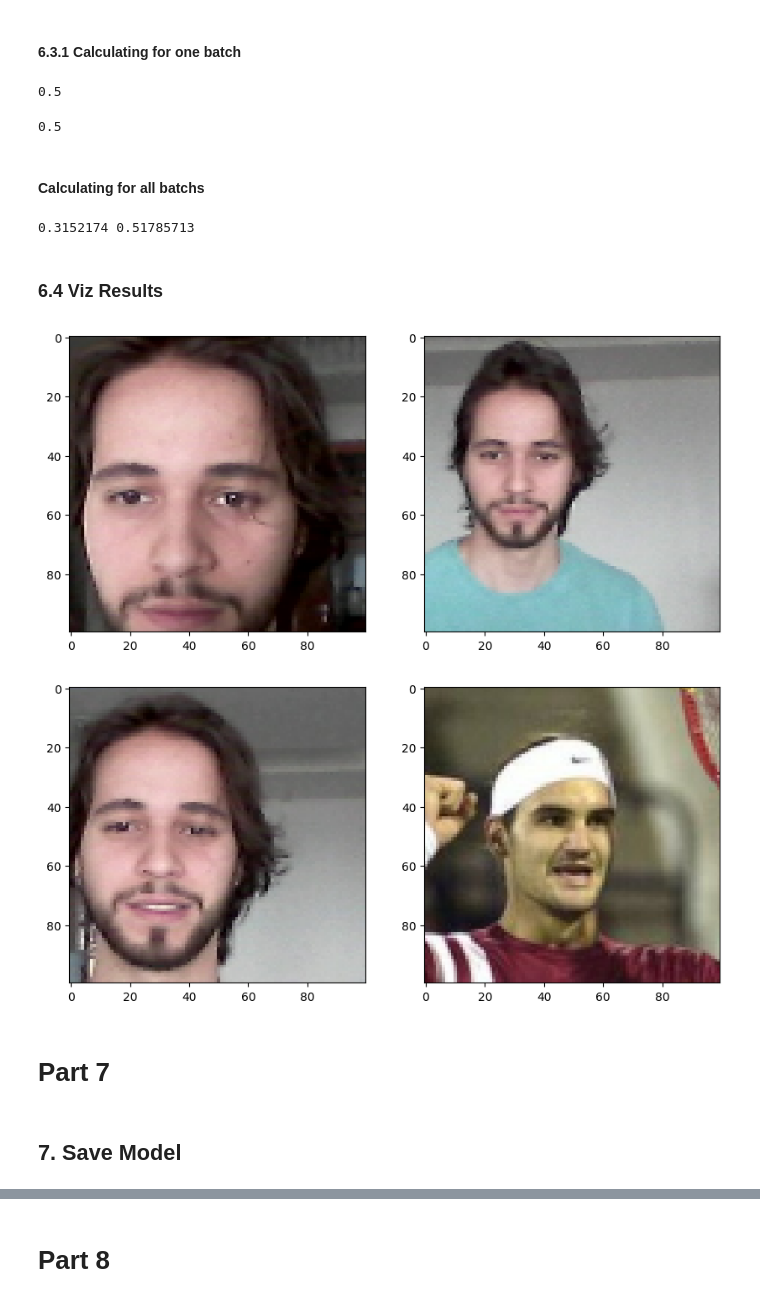
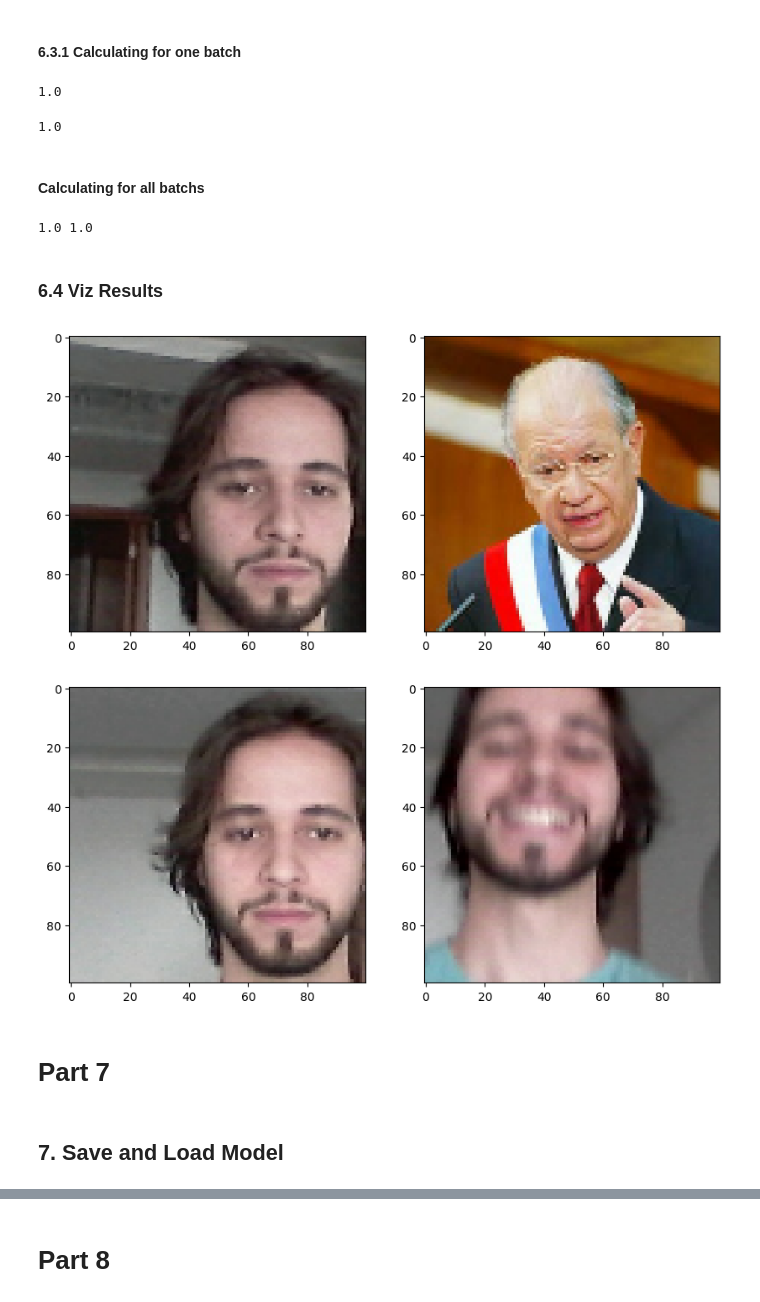
Before and after one commit to gabriellmd/face-recognition-app, a Jupyter notebook: Facial_Recognition_APP.ipynb, the cells around one changed output, grey strips where cells are left out. Cells and saved outputs as stored; diff of their text form; code cells hidden in the pictures.

```diff
--- a/Facial_Recognition_APP.ipynb
+++ b/Facial_Recognition_APP.ipynb
@@ -135,7 +184,7 @@ frame.shape
 # %%
 # Getting the same number of images per folder
 # Create a dataset generator for each folder
-anchor = tf.data.Dataset.list_files(ANC_PATH + '/*.jpg').take(300)
-positive = tf.data.Dataset.list_files(POS_PATH + '/*.jpg').take(300)
-negative = tf.data.Dataset.list_files(NEG_PATH + '/*.jpg').take(300)
+anchor = tf.data.Dataset.list_files(ANC_PATH + '/*.jpg').take(400)
+positive = tf.data.Dataset.list_files(POS_PATH + '/*.jpg').take(400)
+negative = tf.data.Dataset.list_files(NEG_PATH + '/*.jpg').take(400)
 # %% [output]
@@ -224,9 +275,9 @@ train_data = train_data.batch(16)
 train_data = train_data.prefetch(8)
 # %%
 # Testing partition
-# skip the first 420 images
-test_data = data.skip(round(len(data)*.7))
-test_data = test_data.take(round(len(data)*.3))
+# skip the first X images (they were used to compose the train data)
+test_data = data.skip(round(len(data)*.8))
+test_data = test_data.take(round(len(data)*.2))
 test_data = test_data.batch(16)
 test_data = test_data.prefetch(8)
 # %%
@@ -515,7 +566,7 @@ m.update_state(y_true, y_hat)
 # Return Recall Result
 m.result().numpy()
 # %% [output]
-0.5
+1.0
 # %%
 # Creating a metric object
 # Precision demonstrates what proportion of positive identifications were actually correct.
@@ -527,7 +578,7 @@ m.update_state(y_true, y_hat)
 # Return Recall Result
 m.result().numpy()
 # %% [output]
-0.5
+1.0
 # %% [markdown]
 #### Calculating for all batchs
 # %%
@@ -541,7 +592,7 @@ for test_input, test_val, y_true in test_data.as_numpy_iterator():
 
 print(r.result().numpy(), p.result().numpy())
 # %% [output]
-0.3152174 0.51785713
+1.0 1.0
 # %% [markdown]
 ### 6.4 Viz Results
 # %%
@@ -559,25 +610,25 @@ plt.imshow(test_val[0])
 # Renders cleanly
 plt.show()
 # %% [output]
-[figure, old version]
+[figure, new version]
 # %%
 # Set plot size
 plt.figure(figsize=(10,8))
 
 # Set first subplot
 plt.subplot(1,2,1)
-plt.imshow(test_input[1])
+plt.imshow(test_input[3])
 
 # Set second subplot
 plt.subplot(1,2,2)
-plt.imshow(test_val[1])
+plt.imshow(test_val[3])
 
 # Renders cleanly
 plt.show()
 # %% [output]
-[figure, old version]
+[figure, new version]
 # %% [markdown]
 # Part 7
 # %% [markdown]
-## 7. Save Model
+## 7. Save and Load Model
 # %%
```
Also changed, not shown: parts of 42 cells of this notebook.
